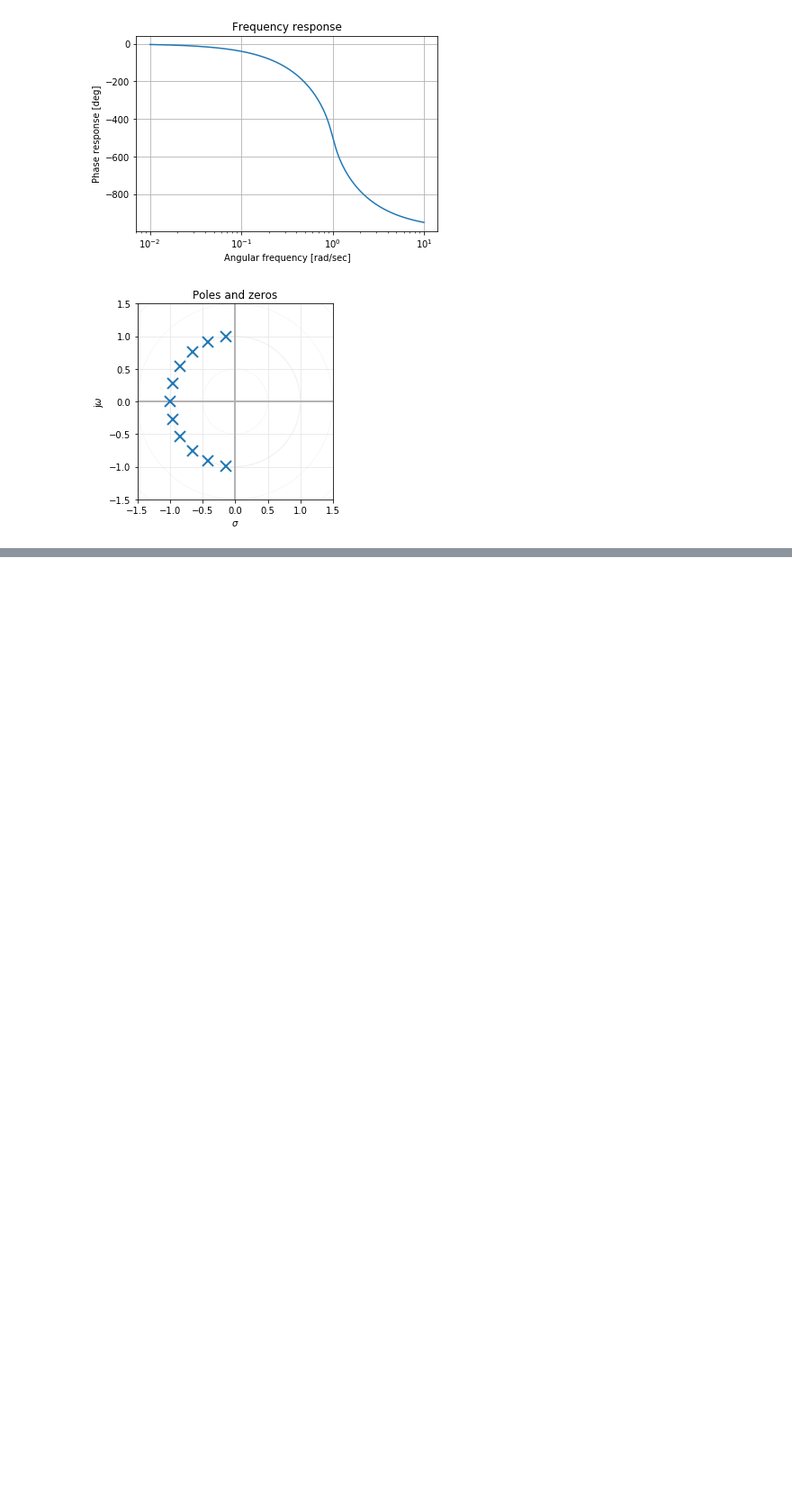
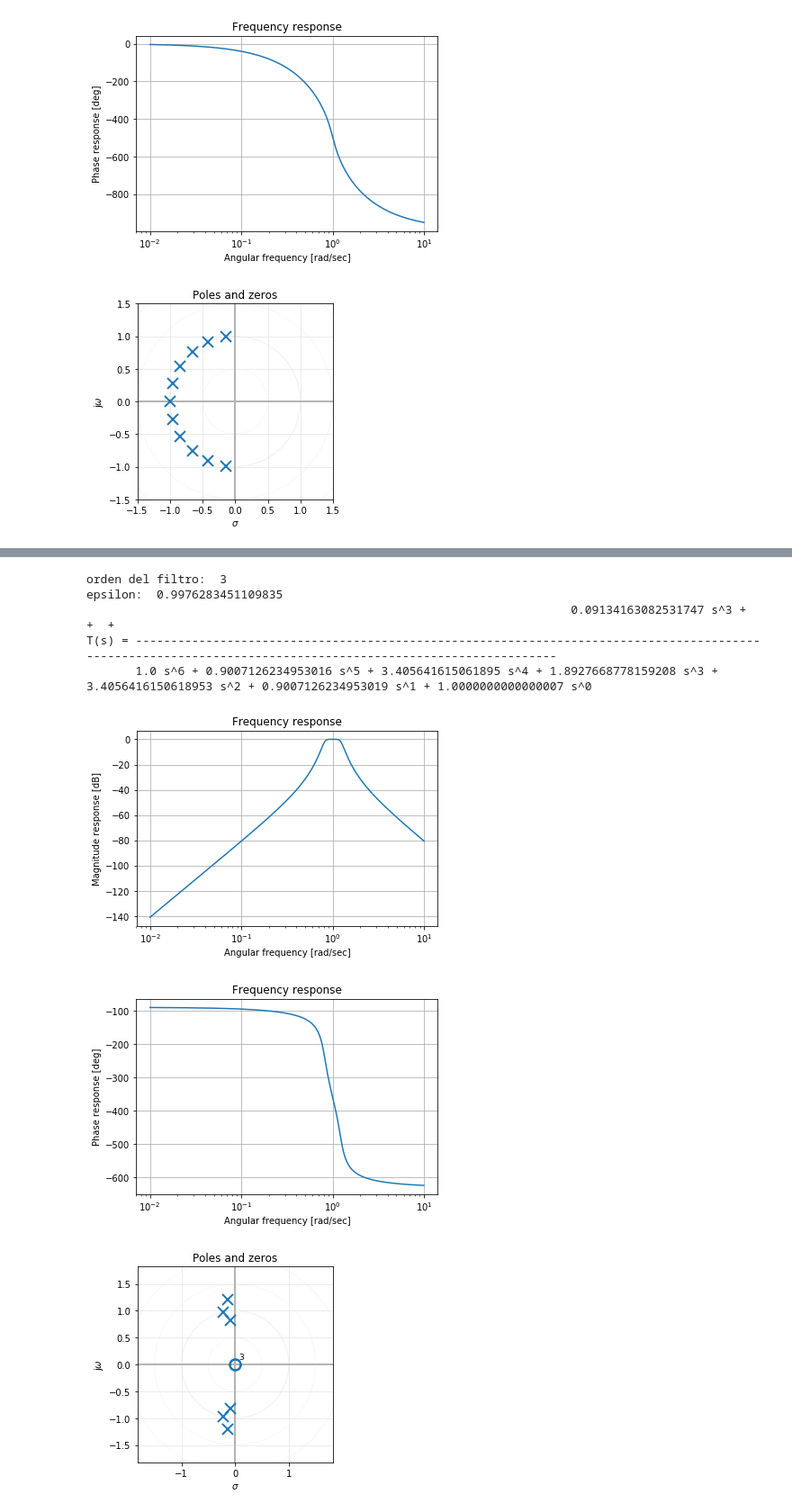
Before and after one commit to AnzeMendoza/UTN, a Jupyter notebook: TeoriaDeCircuitosII/TC_FiltrosAnalogicos.ipynb, the cells around one changed output, grey strips where cells are left out. Shown at 90% size. Saved outputs shown, nothing was run; the diff lists cells and outputs as text; code cells hidden in the pictures; blank space fills up the shorter version.

```diff
--- a/TeoriaDeCircuitosII/TC_FiltrosAnalogicos.ipynb
+++ b/TeoriaDeCircuitosII/TC_FiltrosAnalogicos.ipynb
@@ -95,0 +86,29 @@ numpy.ndarray
+# %%
+w_ci = 1600e3
+w_cs = 2500e3
+w_1 = 1250e3
+w_2 = 3200e3
+att_max = 3
+att_min = 20
+w_0 = np.sqrt(w_cs*w_ci)
+
+ORDER, w_n = sig.buttord([w_ci/w_0, w_cs/w_0],[w_1/w_0, w_2/w_0],att_max, att_min, analog = True)
+print("orden del filtro: ",ORDER)
+print("epsilon: ",epsilonButter(att_max))
+
+P_s, Q_s = sig.butter(ORDER, w_n, 'bandpass', analog=True)
+
+H_s = sig.TransferFunction(P_s, Q_s)
+
+pretty(H_s)
+bodePlot(H_s)
+pzmap(H_s)
+# %% [output]
+orden del filtro:  3
+epsilon:  0.9976283451109835
+                                                                     0.09134163082531747 s^3 +  +  +
+T(s) = ------------------------------------------------------------------------------------------------------------------------------------------------------------
+       1.0 s^6 + 0.9007126234953016 s^5 + 3.405641615061895 s^4 + 1.8927668778159208 s^3 + 3.4056416150618953 s^2 + 0.9007126234953019 s^1 + 1.0000000000000007 s^0
+[figure, added]
+[figure, added]
+[figure, added]
```
Also changed, not shown: parts of 4 cells of this notebook.
